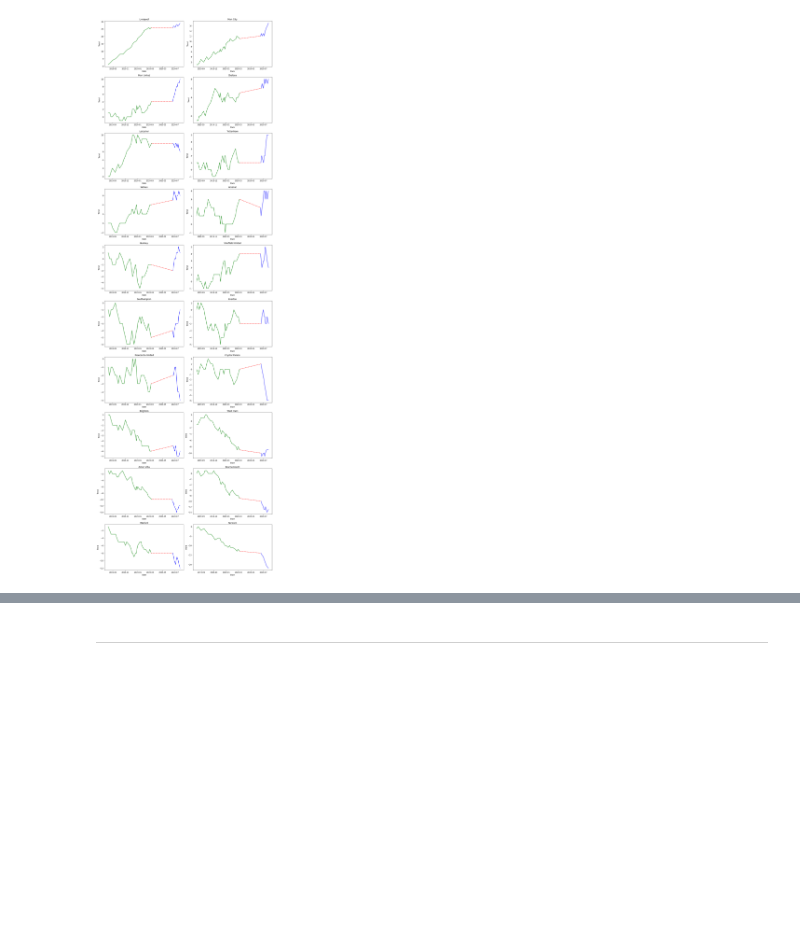
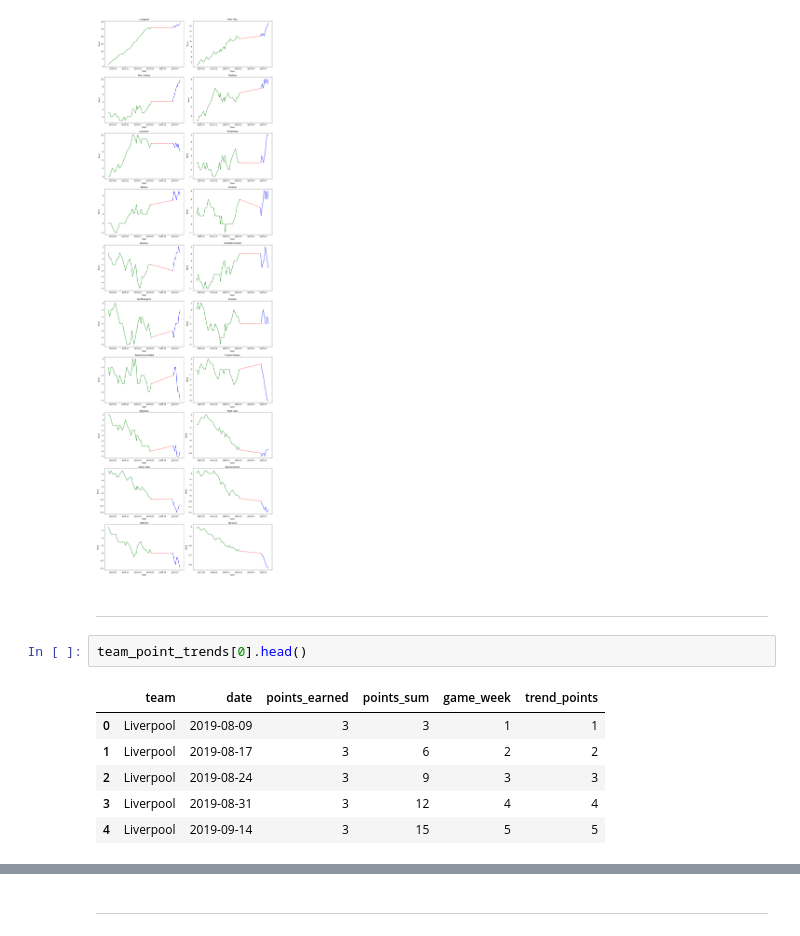
Before and after one commit to CharlesPeterMcCarthy/english-premier-league-2019-2020-statistical-analysis, a Jupyter notebook: epl-2019-2020.ipynb, the cells around one changed output, grey strips where cells are left out. Drawn from its saved outputs; the diff is of its cells as text; blank space fills up the shorter version.

```diff
--- a/epl-2019-2020.ipynb
+++ b/epl-2019-2020.ipynb
@@ -2870,3 +2884,14 @@ for ax, team in zip(axes.ravel(), team_point_trends):
     ax.set_ylabel('Trend')
 # %% [output]
 [figure]
+# %% [markdown]
+---
+# %%
+team_point_trends[0].head()
+# %% [output]
+|  | team | date | points_earned | points_sum | game_week | trend_points |
+| 0 | Liverpool | 2019-08-09 | 3 | 3 | 1 | 1 |
+| 1 | Liverpool | 2019-08-17 | 3 | 6 | 2 | 2 |
+| 2 | Liverpool | 2019-08-24 | 3 | 9 | 3 | 3 |
+| 3 | Liverpool | 2019-08-31 | 3 | 12 | 4 | 4 |
+| 4 | Liverpool | 2019-09-14 | 3 | 15 | 5 | 5 |
```
Also changed, not shown: parts of 26 cells of this notebook.
